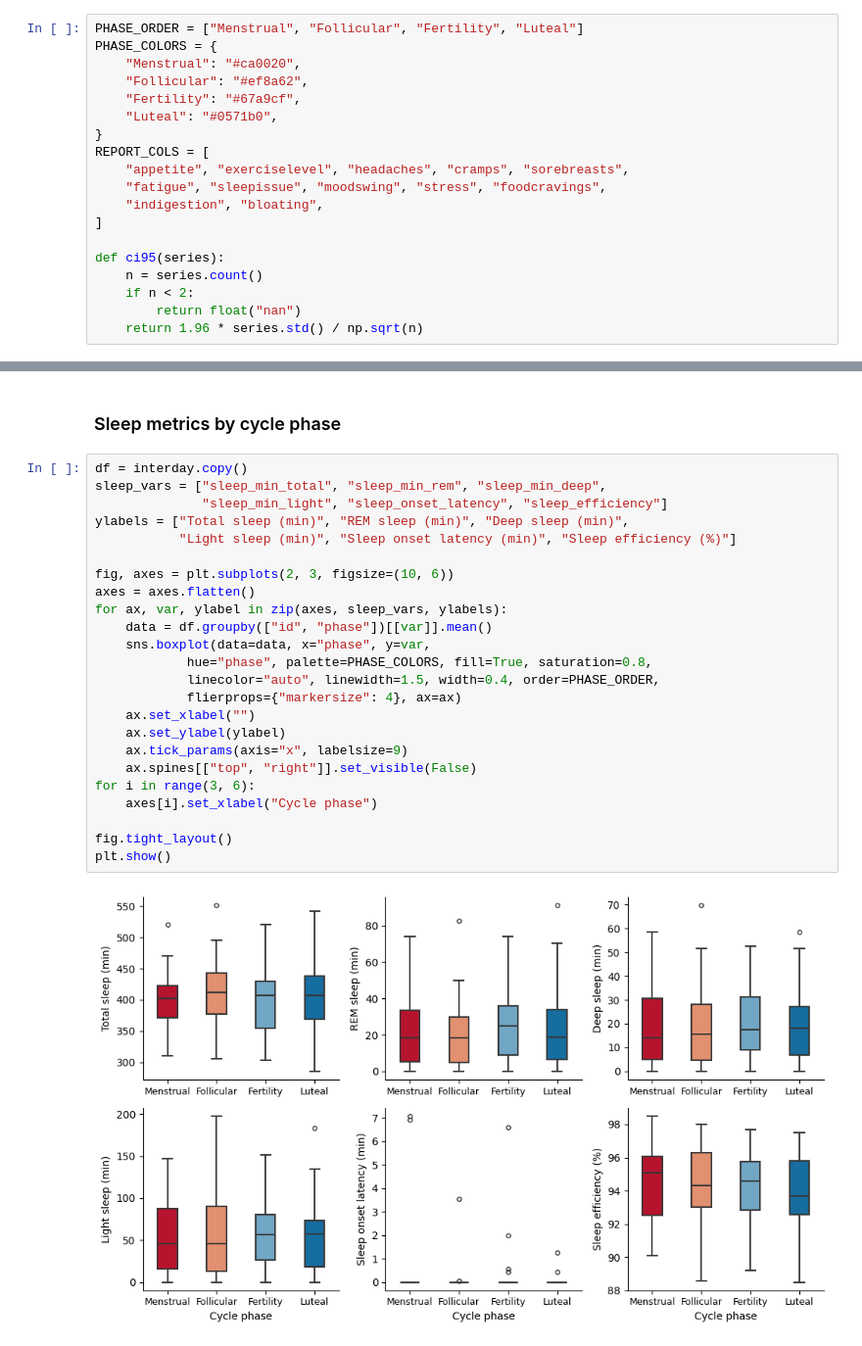
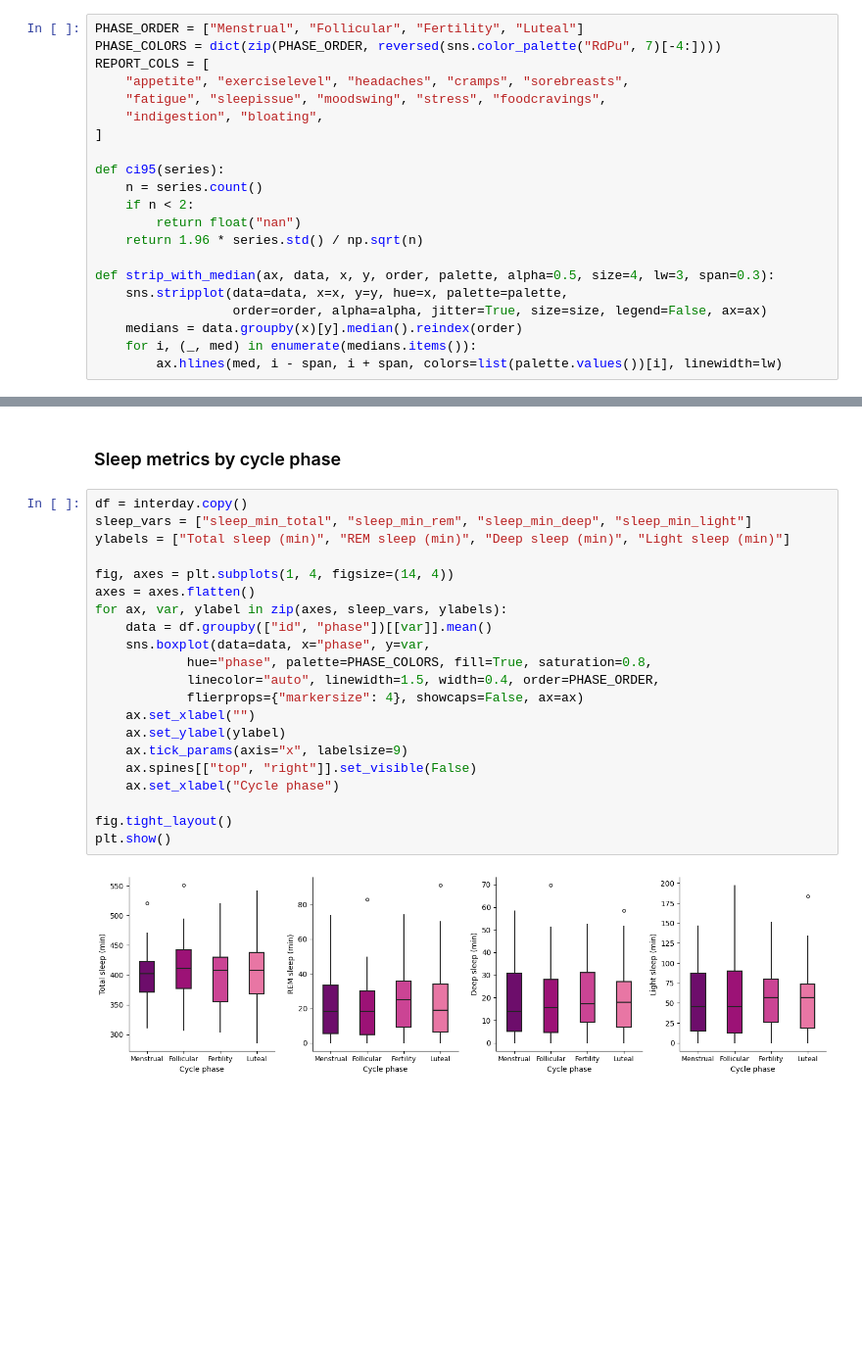
Before and after one commit to virginiacsn/cycle-tracking, a Jupyter notebook: notebooks/group-visualization.ipynb, the cells around one changed output, grey strips where cells are left out. Shown at 98% size. Cells and saved outputs as stored; diff of their text form; blank space fills up the shorter version.

Commit message:
Changed colors

```diff
--- a/notebooks/group-visualization.ipynb
+++ b/notebooks/group-visualization.ipynb
@@ -11,11 +13,6 @@ from src.config import PROCESSED_DATA_DIR
 # %%
 PHASE_ORDER = ["Menstrual", "Follicular", "Fertility", "Luteal"]
-PHASE_COLORS = {
-    "Menstrual": "#ca0020",
-    "Follicular": "#ef8a62",
-    "Fertility": "#67a9cf",
-    "Luteal": "#0571b0",
-}
+PHASE_COLORS = dict(zip(PHASE_ORDER, reversed(sns.color_palette("RdPu", 7)[-4:])))
 REPORT_COLS = [
     "appetite", "exerciselevel", "headaches", "cramps", "sorebreasts",
     "fatigue", "sleepissue", "moodswing", "stress", "foodcravings",
@@ -27,6 +24,13 @@ def ci95(series):
     if n < 2:
         return float("nan")
     return 1.96 * series.std() / np.sqrt(n)
+
+def strip_with_median(ax, data, x, y, order, palette, alpha=0.5, size=4, lw=3, span=0.3):
+    sns.stripplot(data=data, x=x, y=y, hue=x, palette=palette,
+                  order=order, alpha=alpha, jitter=True, size=size, legend=False, ax=ax)
+    medians = data.groupby(x)[y].median().reindex(order)
+    for i, (_, med) in enumerate(medians.items()):
+        ax.hlines(med, i - span, i + span, colors=list(palette.values())[i], linewidth=lw)
 # %%
 interday = pd.read_csv(PROCESSED_DATA_DIR / "features_interday.csv")
 intraday = pd.read_csv(PROCESSED_DATA_DIR / "features_intraday.csv", parse_dates=["datetime"])
@@ -210,27 +214,24 @@ plt.show()
 ### Sleep metrics by cycle phase
 # %%
 df = interday.copy()
-sleep_vars = ["sleep_min_total", "sleep_min_rem", "sleep_min_deep",
-              "sleep_min_light", "sleep_onset_latency", "sleep_efficiency"]
-ylabels = ["Total sleep (min)", "REM sleep (min)", "Deep sleep (min)",
-           "Light sleep (min)", "Sleep onset latency (min)", "Sleep efficiency (%)"]
+sleep_vars = ["sleep_min_total", "sleep_min_rem", "sleep_min_deep", "sleep_min_light"]
+ylabels = ["Total sleep (min)", "REM sleep (min)", "Deep sleep (min)", "Light sleep (min)"]
 
-fig, axes = plt.subplots(2, 3, figsize=(10, 6))
+fig, axes = plt.subplots(1, 4, figsize=(14, 4))
 axes = axes.flatten()
 for ax, var, ylabel in zip(axes, sleep_vars, ylabels):
     data = df.groupby(["id", "phase"])[[var]].mean()
     sns.boxplot(data=data, x="phase", y=var,
             hue="phase", palette=PHASE_COLORS, fill=True, saturation=0.8,
             linecolor="auto", linewidth=1.5, width=0.4, order=PHASE_ORDER,
-            flierprops={"markersize": 4}, ax=ax)
+            flierprops={"markersize": 4}, showcaps=False, ax=ax)
     ax.set_xlabel("")
     ax.set_ylabel(ylabel)
     ax.tick_params(axis="x", labelsize=9)
     ax.spines[["top", "right"]].set_visible(False)
-for i in range(3, 6):
-    axes[i].set_xlabel("Cycle phase")
+    ax.set_xlabel("Cycle phase")
 
 fig.tight_layout()
 plt.show()
 # %% [output]
-[figure, old version]
+[figure, new version]
```
Also changed, not shown: parts of 5 cells of this notebook, 1 other file.
